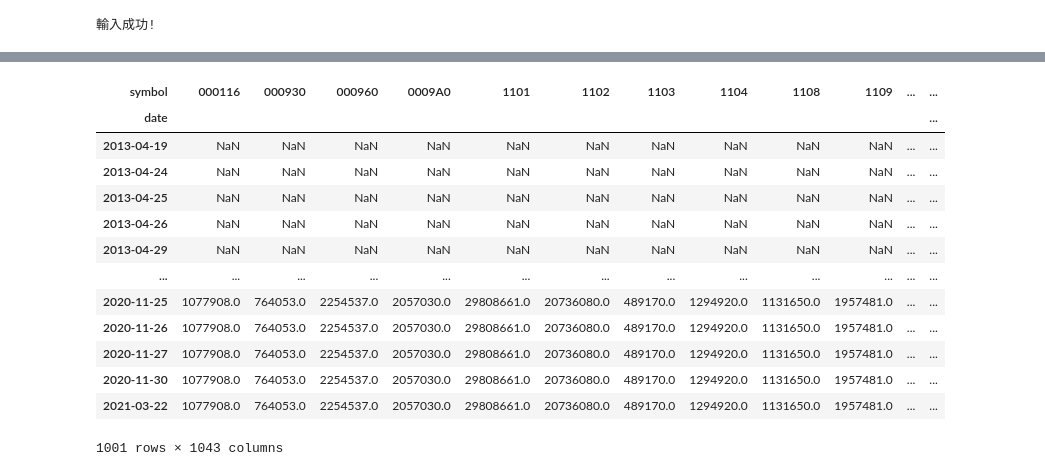
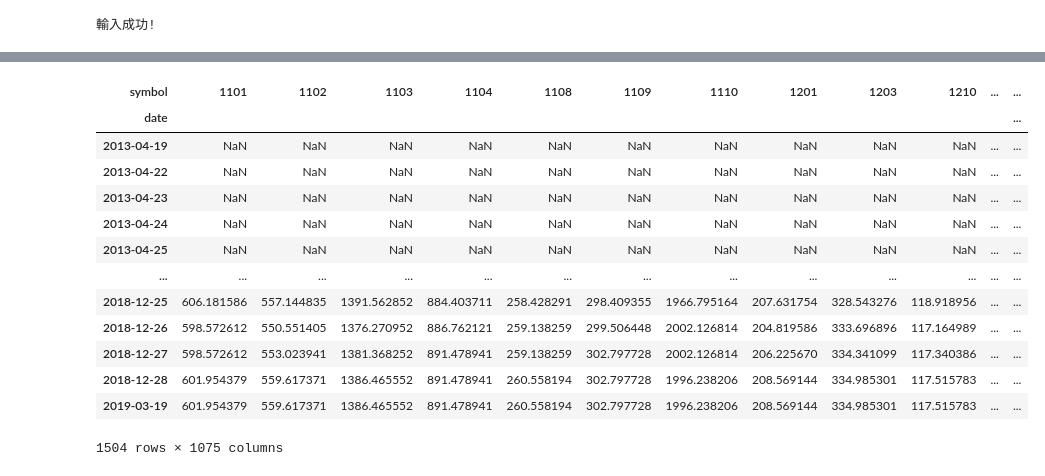
Before and after one commit to max0514/trading_bot, a Jupyter notebook: stock_strategies/小資族選股策略.ipynb, the cells around one changed output, grey strips where cells are left out. Drawn from its saved outputs; the diff is of its cells as text; code cells hidden in the pictures.

```diff
--- a/stock_strategies/小資族選股策略.ipynb
+++ b/stock_strategies/小資族選股策略.ipynb
@@ -56,20 +60,20 @@ filtered_df
-# %%
-營業收入淨額
-# %% [output]
-| symbol | 000116 | 000930 | 000960 | 0009A0 | 1101 | 1102 | 1103 | 1104 | 1108 | 1109 | ... | ... |
-| date |  |  |  |  |  |  |  |  |  |  |  | ... |
-| 2013-04-19 | NaN | NaN | NaN | NaN | NaN | NaN | NaN | NaN | NaN | NaN | ... | ... |
-| 2013-04-24 | NaN | NaN | NaN | NaN | NaN | NaN | NaN | NaN | NaN | NaN | ... | ... |
-| 2013-04-25 | NaN | NaN | NaN | NaN | NaN | NaN | NaN | NaN | NaN | NaN | ... | ... |
-| 2013-04-26 | NaN | NaN | NaN | NaN | NaN | NaN | NaN | NaN | NaN | NaN | ... | ... |
-| 2013-04-29 | NaN | NaN | NaN | NaN | NaN | NaN | NaN | NaN | NaN | NaN | ... | ... |
-| ... | ... | ... | ... | ... | ... | ... | ... | ... | ... | ... | ... | ... |
-| 2020-11-25 | 1077908.0 | 764053.0 | 2254537.0 | 2057030.0 | 29808661.0 | 20736080.0 | 489170.0 | 1294920.0 | 1131650.0 | 1957481.0 | ... | ... |
-| 2020-11-26 | 1077908.0 | 764053.0 | 2254537.0 | 2057030.0 | 29808661.0 | 20736080.0 | 489170.0 | 1294920.0 | 1131650.0 | 1957481.0 | ... | ... |
-| 2020-11-27 | 1077908.0 | 764053.0 | 2254537.0 | 2057030.0 | 29808661.0 | 20736080.0 | 489170.0 | 1294920.0 | 1131650.0 | 1957481.0 | ... | ... |
-| 2020-11-30 | 1077908.0 | 764053.0 | 2254537.0 | 2057030.0 | 29808661.0 | 20736080.0 | 489170.0 | 1294920.0 | 1131650.0 | 1957481.0 | ... | ... |
-| 2021-03-22 | 1077908.0 | 764053.0 | 2254537.0 | 2057030.0 | 29808661.0 | 20736080.0 | 489170.0 | 1294920.0 | 1131650.0 | 1957481.0 | ... | ... |
-1001 rows × 1043 columns
+# %%
+市值營收比
+# %% [output]
+| symbol | 1101 | 1102 | 1103 | 1104 | 1108 | 1109 | 1110 | 1201 | 1203 | 1210 | ... | ... |
+| date |  |  |  |  |  |  |  |  |  |  |  | ... |
+| 2013-04-19 | NaN | NaN | NaN | NaN | NaN | NaN | NaN | NaN | NaN | NaN | ... | ... |
+| 2013-04-22 | NaN | NaN | NaN | NaN | NaN | NaN | NaN | NaN | NaN | NaN | ... | ... |
+| 2013-04-23 | NaN | NaN | NaN | NaN | NaN | NaN | NaN | NaN | NaN | NaN | ... | ... |
+| 2013-04-24 | NaN | NaN | NaN | NaN | NaN | NaN | NaN | NaN | NaN | NaN | ... | ... |
+| 2013-04-25 | NaN | NaN | NaN | NaN | NaN | NaN | NaN | NaN | NaN | NaN | ... | ... |
+| ... | ... | ... | ... | ... | ... | ... | ... | ... | ... | ... | ... | ... |
+| 2018-12-25 | 606.181586 | 557.144835 | 1391.562852 | 884.403711 | 258.428291 | 298.409355 | 1966.795164 | 207.631754 | 328.543276 | 118.918956 | ... | ... |
+| 2018-12-26 | 598.572612 | 550.551405 | 1376.270952 | 886.762121 | 259.138259 | 299.506448 | 2002.126814 | 204.819586 | 333.696896 | 117.164989 | ... | ... |
+| 2018-12-27 | 598.572612 | 553.023941 | 1381.368252 | 891.478941 | 259.138259 | 302.797728 | 2002.126814 | 206.225670 | 334.341099 | 117.340386 | ... | ... |
+| 2018-12-28 | 601.954379 | 559.617371 | 1386.465552 | 891.478941 | 260.558194 | 302.797728 | 1996.238206 | 208.569144 | 334.985301 | 117.515783 | ... | ... |
+| 2019-03-19 | 601.954379 | 559.617371 | 1386.465552 | 891.478941 | 260.558194 | 302.797728 | 1996.238206 | 208.569144 | 334.985301 | 117.515783 | ... | ... |
+1504 rows × 1075 columns
 # %%
 data.get('financial_statement:營業收入淨額')
 # %% [output]
```
Also changed, not shown: parts of 17 cells of this notebook.
